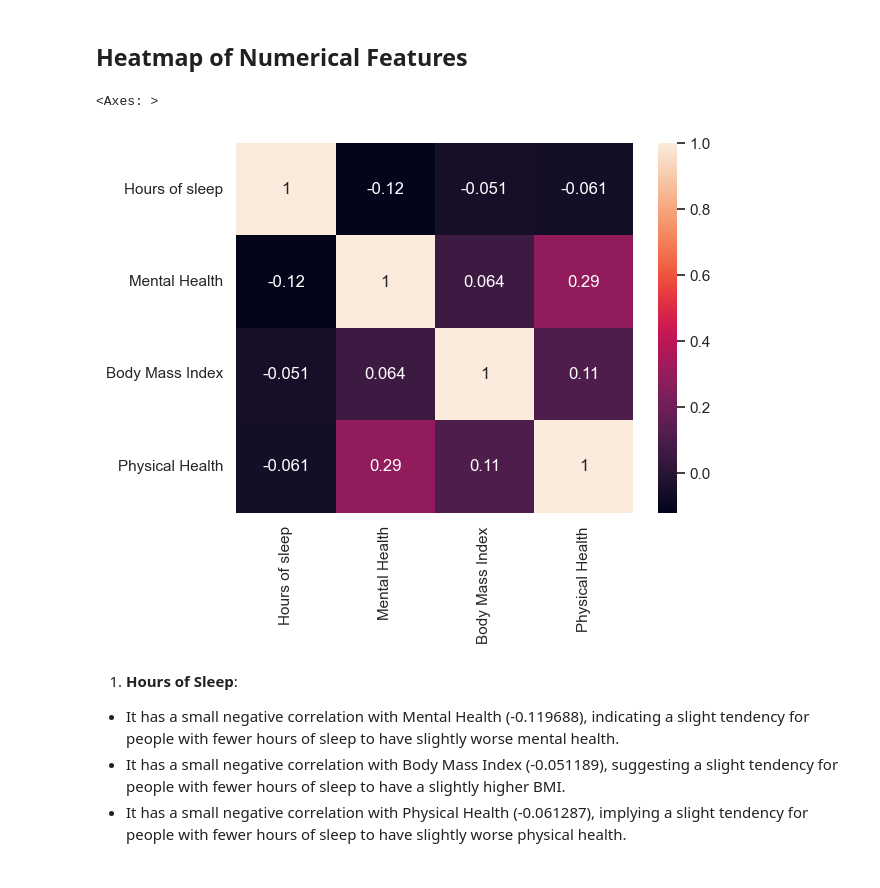
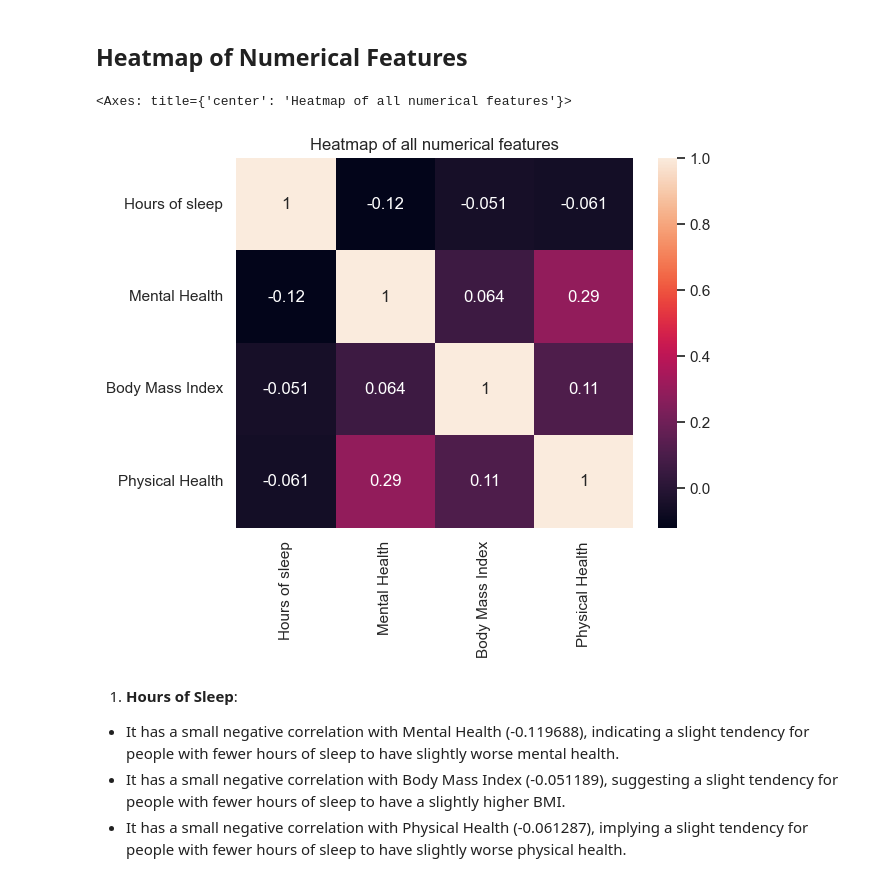
Before and after one commit to Dadd0/AI_MedCare_282401, a Jupyter notebook: main.ipynb, the cells around one changed output. Cells and saved outputs as stored; diff of their text form; code cells hidden in the pictures.

```diff
--- a/main.ipynb
+++ b/main.ipynb
@@ -241,10 +243,11 @@ The histograms provided also illustrate that the distributions for both `Physica
 # %% [markdown]
 ## Heatmap of Numerical Features
 # %%
+plt.title('Heatmap of all numerical features')
 sns.heatmap(data = medcenter_df[numerical_features].corr(numeric_only=True), annot=True, cmap='rocket')
 # %% [output]
-<Axes: >
+<Axes: title={'center': 'Heatmap of all numerical features'}>
-[figure, old version]
+[figure, new version]
 # %% [markdown]
 1. **Hours of Sleep**:
 
```
Also changed, not shown: parts of 15 cells of this notebook.
